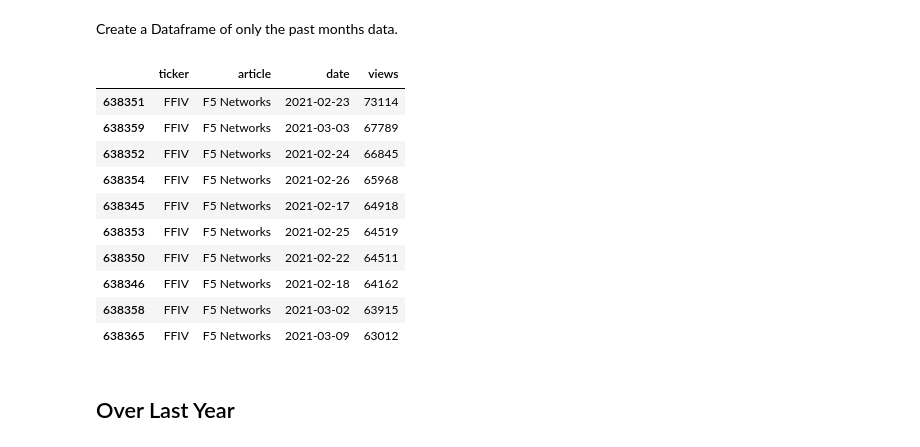
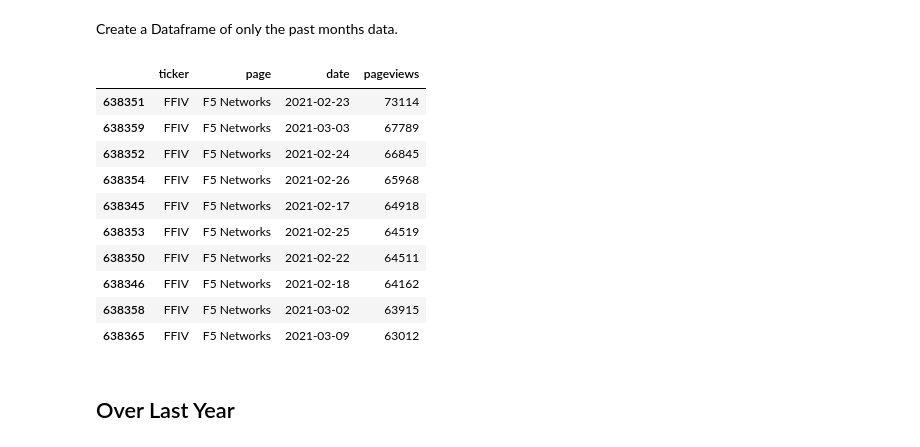
Before and after one commit to fidapco/notebooks, a Jupyter notebook: wiki_page_views.ipynb, the cells around one changed output. Cells and saved outputs as stored; diff of their text form; code cells hidden in the pictures.

```diff
--- a/wiki_page_views.ipynb
+++ b/wiki_page_views.ipynb
@@ -18,12 +18,13 @@ SELECT article, date, views FROM `fidap-301014.fidapschema.wikidata_pages` where
 # %%
 views_data = fidap.sql(views_query)
 # %%
-companies_data = companies_data.merge(views_data, on=['article'])
+companies_data = companies_data.merge(views_data, left_on=['article'], right_on=['page'])
 # %% [markdown]
 # Top 10 Stocks By Views
 # %% [markdown]
 ## Over Last Day
 # %%
 companies_data.dropna(inplace=True)
-companies_data.sort_values(ascending=False, by=['date', 'views']).head(10)
+companies_data.drop(columns=['article'], inplace=True)
+companies_data.sort_values(ascending=False, by=['date', 'pageviews']).head(10)
 # %% [output]
@@ -50,9 +51,9 @@ end_date = (now - relativedelta(months=1)).strftime("%Y-%m-%d")
 Create a Dataframe of only the past months data.
 # %%
 monthly_views = companies_data[(companies_data['date'] < start_date) & (companies_data['date'] >= end_date)]
-monthly_views.sort_values(ascending=False, by=['views']).head(10)
+monthly_views.sort_values(ascending=False, by=['pageviews']).head(10)
 # %% [output]
-|  | ticker | article | date | views |
+|  | ticker | page | date | pageviews |
 | 638351 | FFIV | F5 Networks | 2021-02-23 | 73114 |
 | 638359 | FFIV | F5 Networks | 2021-03-03 | 67789 |
 | 638352 | FFIV | F5 Networks | 2021-02-24 | 66845 |
```
Also changed, not shown: parts of 7 cells of this notebook, 1 other file.
